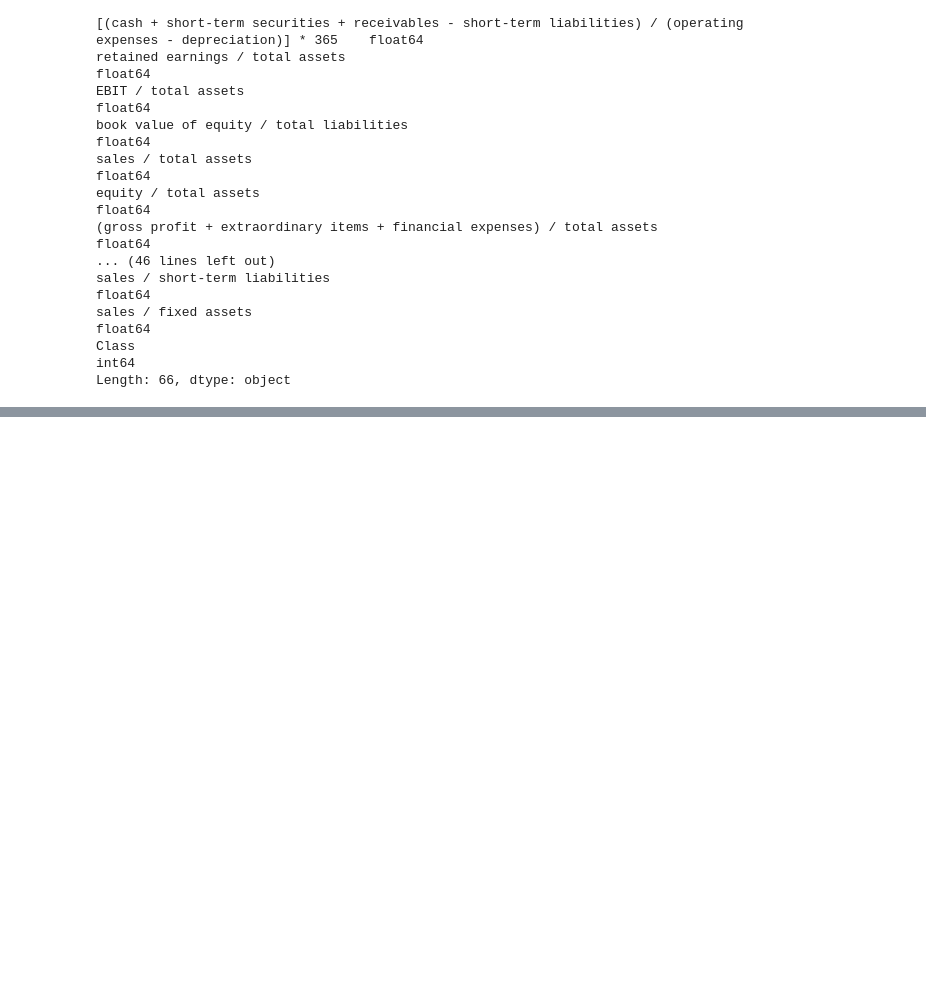
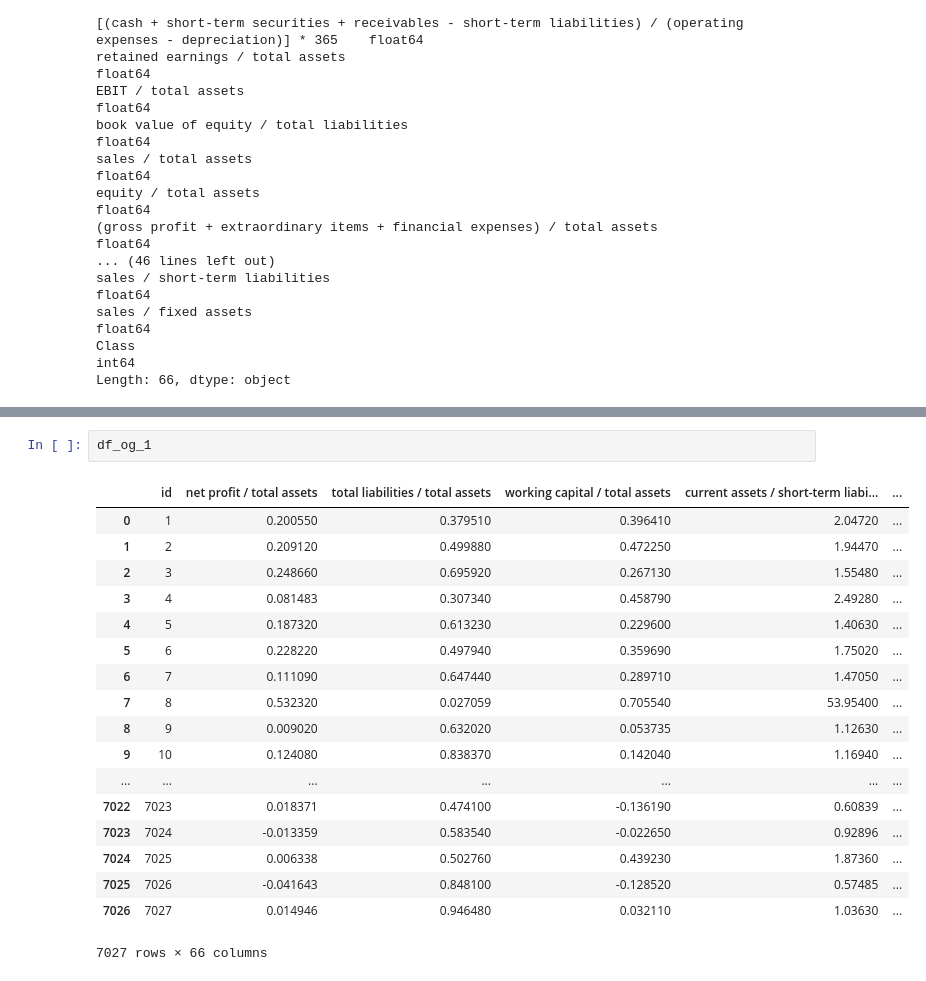
Before and after one commit to axeljoly33/Python_for_Data_Analysis_-_Project, a Jupyter notebook: final_project_python_file.ipynb, the cells around one changed output, grey strips where cells are left out. Drawn from its saved outputs; the diff is of its cells as text; blank space fills up the shorter version.

```diff
--- a/final_project_python_file.ipynb
+++ b/final_project_python_file.ipynb
@@ -280,0 +311,21 @@ Length: 66, dtype: object
+# %%
+df_og_1
+# %% [output]
+|  | id | net profit / total assets | total liabilities / total assets | working capital / total assets | current assets / short-term liabi... | ... |
+| 0 | 1 | 0.200550 | 0.379510 | 0.396410 | 2.04720 | ... |
+| 1 | 2 | 0.209120 | 0.499880 | 0.472250 | 1.94470 | ... |
+| 2 | 3 | 0.248660 | 0.695920 | 0.267130 | 1.55480 | ... |
+| 3 | 4 | 0.081483 | 0.307340 | 0.458790 | 2.49280 | ... |
+| 4 | 5 | 0.187320 | 0.613230 | 0.229600 | 1.40630 | ... |
+| 5 | 6 | 0.228220 | 0.497940 | 0.359690 | 1.75020 | ... |
+| 6 | 7 | 0.111090 | 0.647440 | 0.289710 | 1.47050 | ... |
+| 7 | 8 | 0.532320 | 0.027059 | 0.705540 | 53.95400 | ... |
+| 8 | 9 | 0.009020 | 0.632020 | 0.053735 | 1.12630 | ... |
+| 9 | 10 | 0.124080 | 0.838370 | 0.142040 | 1.16940 | ... |
+| ... | ... | ... | ... | ... | ... | ... |
+| 7022 | 7023 | 0.018371 | 0.474100 | -0.136190 | 0.60839 | ... |
+| 7023 | 7024 | -0.013359 | 0.583540 | -0.022650 | 0.92896 | ... |
+| 7024 | 7025 | 0.006338 | 0.502760 | 0.439230 | 1.87360 | ... |
+| 7025 | 7026 | -0.041643 | 0.848100 | -0.128520 | 0.57485 | ... |
+| 7026 | 7027 | 0.014946 | 0.946480 | 0.032110 | 1.03630 | ... |
+7027 rows × 66 columns
```
Also changed, not shown: parts of 8 cells of this notebook.
